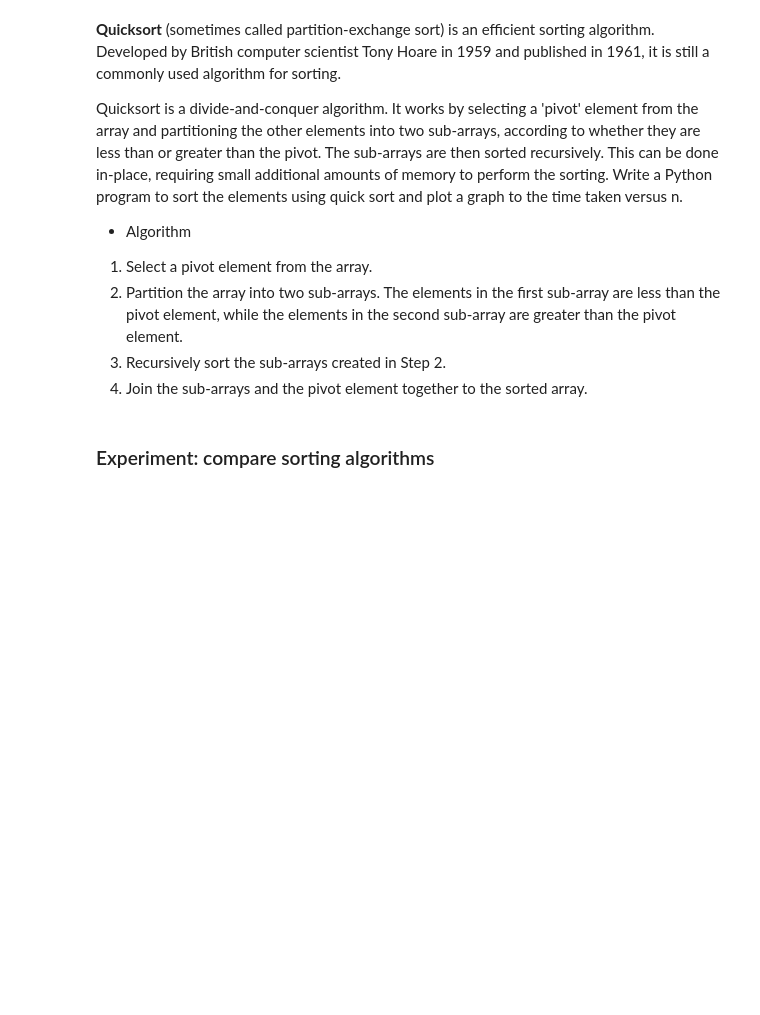
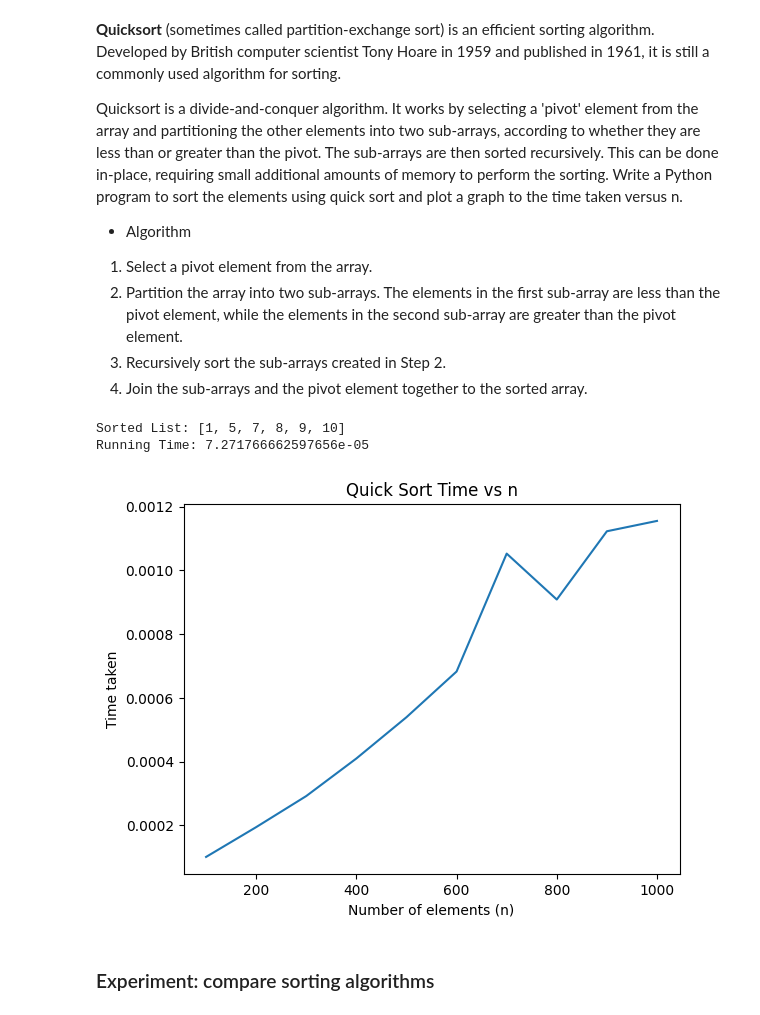
Before and after one commit to vikashsahu07/ALGORITHM-LAB-JUET, a Jupyter notebook: Lab_5.ipynb, the cells around one changed output. Saved outputs shown, nothing was run; the diff lists cells and outputs as text; code cells hidden in the pictures; blank space fills up the shorter version.

```diff
--- a/Lab_5.ipynb
+++ b/Lab_5.ipynb
@@ -123,3 +156,56 @@ def measure_time():
+# %%
+#write code for above cell and compute the running time and also plot graph.
+
+import time
+import random
+import matplotlib.pyplot as plt
+
+# quick sort function
+def quick_sort(arr):
+    if len(arr) <= 1:
+        return arr
+
+    pivot = arr[0]
+    left = []
+    right = []
+
+    for i in range(1, len(arr)):
+        if arr[i] < pivot:
+            left.append(arr[i])
+        else:
+            right.append(arr[i])
+
+    return quick_sort(left) + [pivot] + quick_sort(right)
+
+numbers = [10, 7, 8, 9, 1, 5]
+
+start = time.time()
+sorted_list = quick_sort(numbers)
+end = time.time()
+
+print("Sorted List:", sorted_list)
+print("Running Time:", end - start)
+
+sizes = []
+times = []
+
+for n in range(100, 1100, 100):
+    data = random.sample(range(1, n * 10), n)
+    start = time.time()
+    quick_sort(data)
+    end = time.time()
+    sizes.append(n)
+    times.append(end - start)
+
+plt.plot(sizes, times)
+plt.xlabel("Number of elements (n)")
+plt.ylabel("Time taken")
+plt.title("Quick Sort Time vs n")
+plt.show()
+# %% [output]
+Sorted List: [1, 5, 7, 8, 9, 10]
+Running Time: 7.271766662597656e-05
+[figure, added]
 # %% [markdown]
 ### Experiment: compare sorting algorithms
 # %%
```
Also changed, not shown: parts of 6 cells of this notebook.
